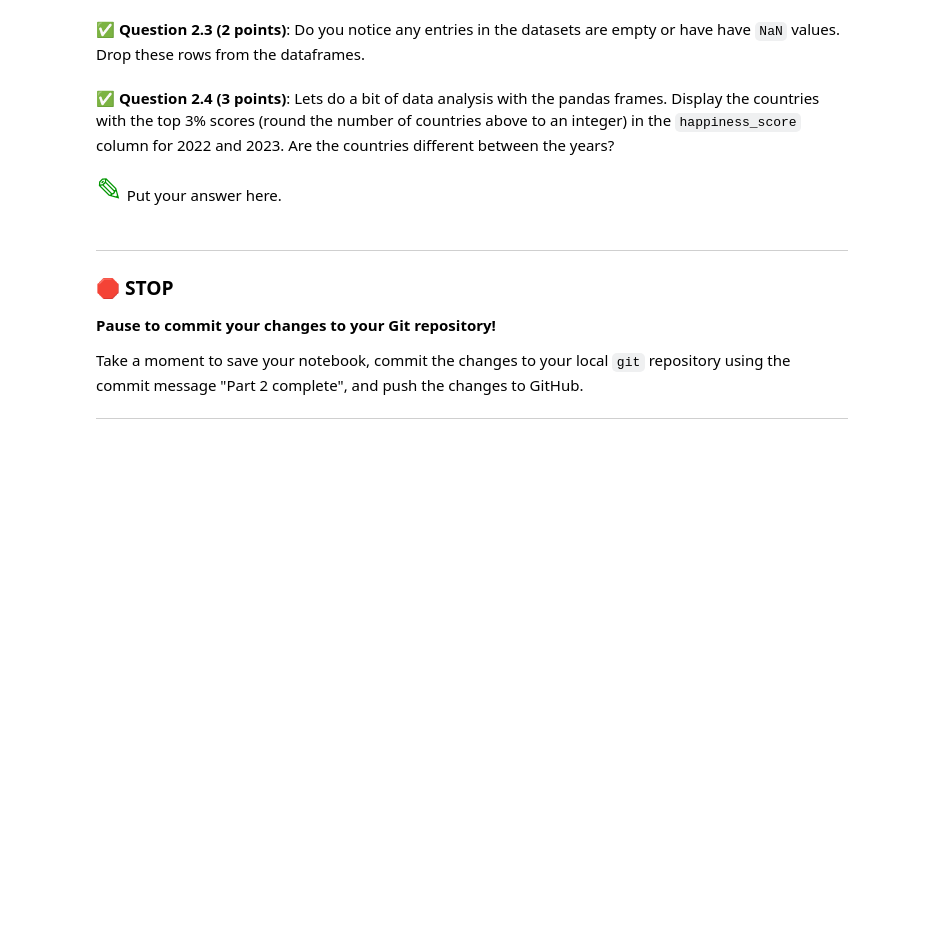
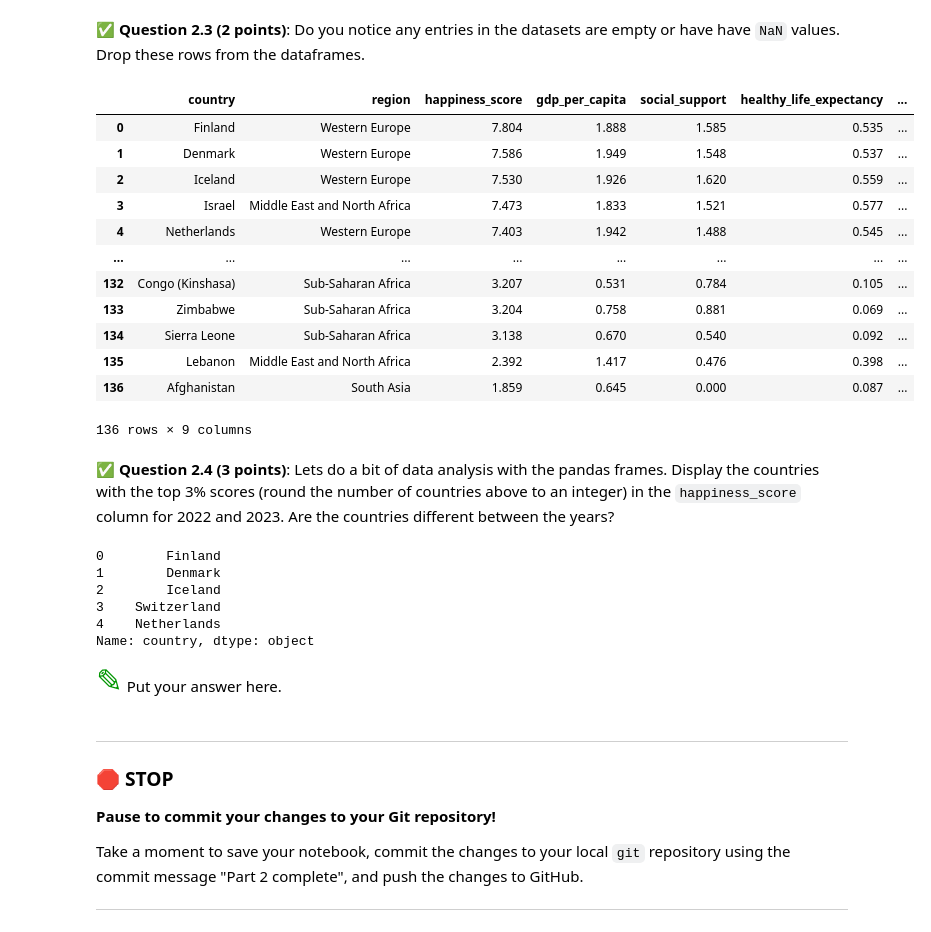
Before and after one commit to barry-huu/CMSE202-s24-turnin, a Jupyter notebook: hw-03/HW-03_Regression-S24-STUDENT.ipynb, the cells around one changed output. Cells and saved outputs as stored; diff of their text form; code cells hidden in the pictures; blank space fills up the shorter version.

```diff
--- a/hw-03/HW-03_Regression-S24-STUDENT.ipynb
+++ b/hw-03/HW-03_Regression-S24-STUDENT.ipynb
@@ -73,2 +108,24 @@ Note that while Parts 3 and 4 are designed to be workable independent of each ot
+# %%
+# Put your code here
+two = two.replace("", np.nan)
+three = three.replace("",np.nan)
+two = two.dropna()
+two
+three = three.dropna()
+three
+# %% [output]
+|  | country | region | happiness_score | gdp_per_capita | social_support | healthy_life_expectancy | ... |
+| 0 | Finland | Western Europe | 7.804 | 1.888 | 1.585 | 0.535 | ... |
+| 1 | Denmark | Western Europe | 7.586 | 1.949 | 1.548 | 0.537 | ... |
+| 2 | Iceland | Western Europe | 7.530 | 1.926 | 1.620 | 0.559 | ... |
+| 3 | Israel | Middle East and North Africa | 7.473 | 1.833 | 1.521 | 0.577 | ... |
+| 4 | Netherlands | Western Europe | 7.403 | 1.942 | 1.488 | 0.545 | ... |
+| ... | ... | ... | ... | ... | ... | ... | ... |
+| 132 | Congo (Kinshasa) | Sub-Saharan Africa | 3.207 | 0.531 | 0.784 | 0.105 | ... |
+| 133 | Zimbabwe | Sub-Saharan Africa | 3.204 | 0.758 | 0.881 | 0.069 | ... |
+| 134 | Sierra Leone | Sub-Saharan Africa | 3.138 | 0.670 | 0.540 | 0.092 | ... |
+| 135 | Lebanon | Middle East and North Africa | 2.392 | 1.417 | 0.476 | 0.398 | ... |
+| 136 | Afghanistan | South Asia | 1.859 | 0.645 | 0.000 | 0.087 | ... |
+136 rows × 9 columns
 # %% [markdown]
 &#9989;  **Question 2.4 (3 points)**: Lets do a bit of data analysis with the pandas frames. Display the countries with the top 3% scores (round the number of countries above to an integer) in the `happiness_score` column for 2022 and 2023. Are the countries different between the years?
@@ -77,3 +132,19 @@ Note that while Parts 3 and 4 are designed to be workable independent of each ot
+# %%
+# Put your code here
+import math
+two_perc = math.ceil(len(two)*0.03)
+two_perc
+three_perc = math.ceil(len(three)*0.03)
+three_perc
+
+two_two["country"][0:two_perc]
+# %% [output]
+0        Finland
+1        Denmark
+2        Iceland
+3    Switzerland
+4    Netherlands
+Name: country, dtype: object
 # %% [markdown]
 <font size=6 color="#009600">&#9998;</font> Put your answer here.
 # %% [markdown]
```
Also changed, not shown: parts of 7 cells of this notebook.
